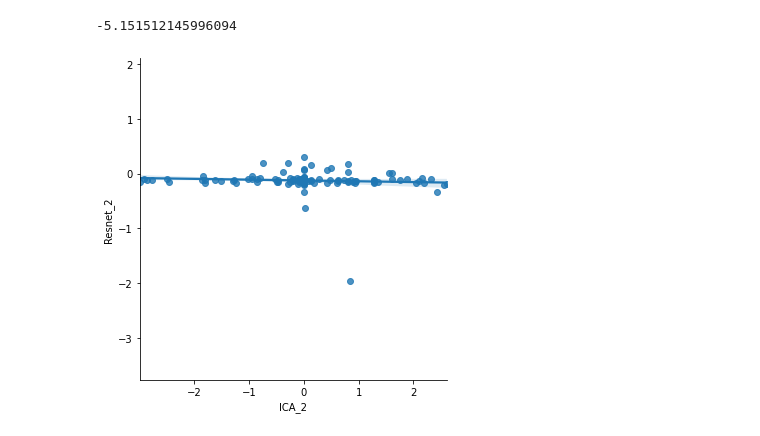
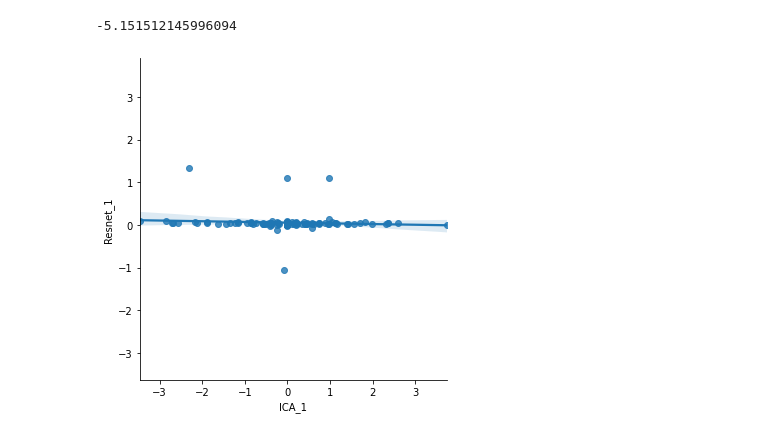
Before and after one commit to bqianz/film, a Jupyter notebook: resnet_components.ipynb, the cells around one changed output. Saved outputs shown, nothing was run; the diff lists cells and outputs as text; code cells hidden in the pictures.

```diff
--- a/resnet_components.ipynb
+++ b/resnet_components.ipynb
@@ -448,9 +440,9 @@ def component_coherence(i):
     plt.savefig('components_analysis/component_coherence_n{}_channel{}.png'.format(n_components, i))
     plt.show()
 # %%
-component_coherence(2)
+component_coherence(1)
 # %% [output]
-[figure, old version]
+[figure, new version]
 # %%
 # for channel in range(3):
 
```
Also changed, not shown: parts of 6 cells of this notebook, 1 other file.
